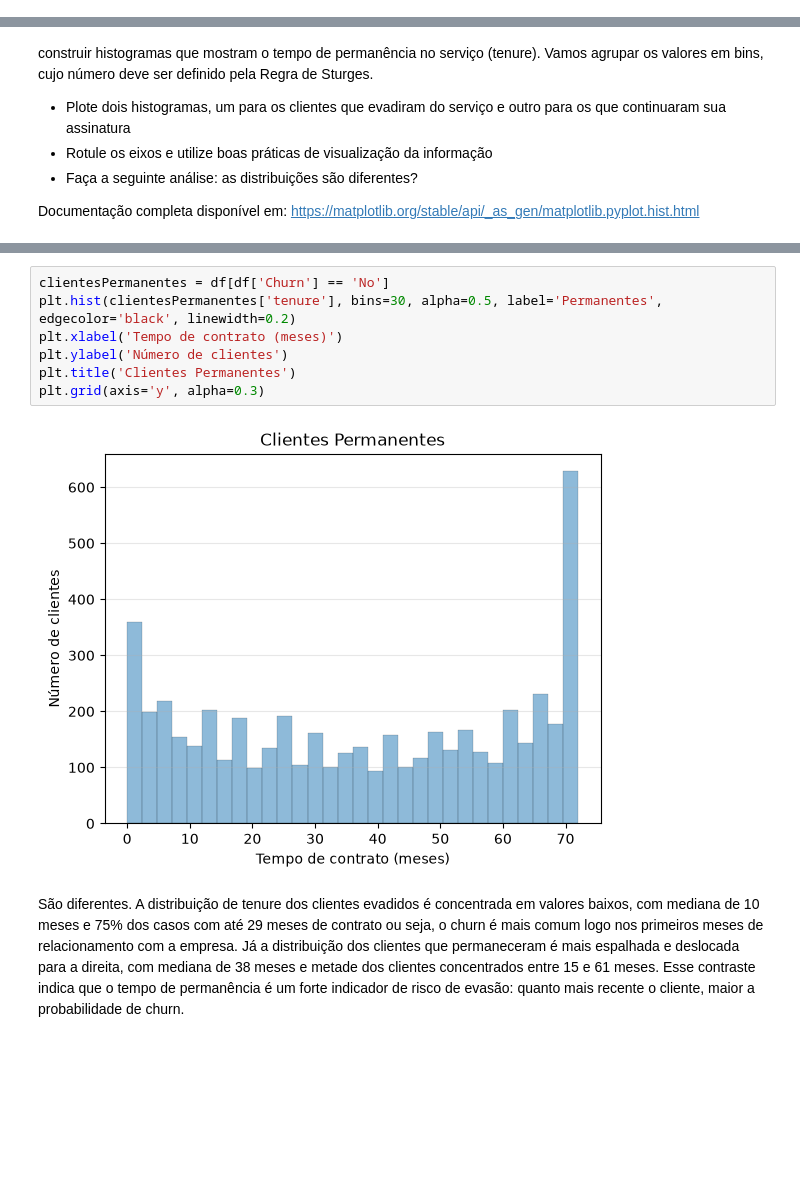
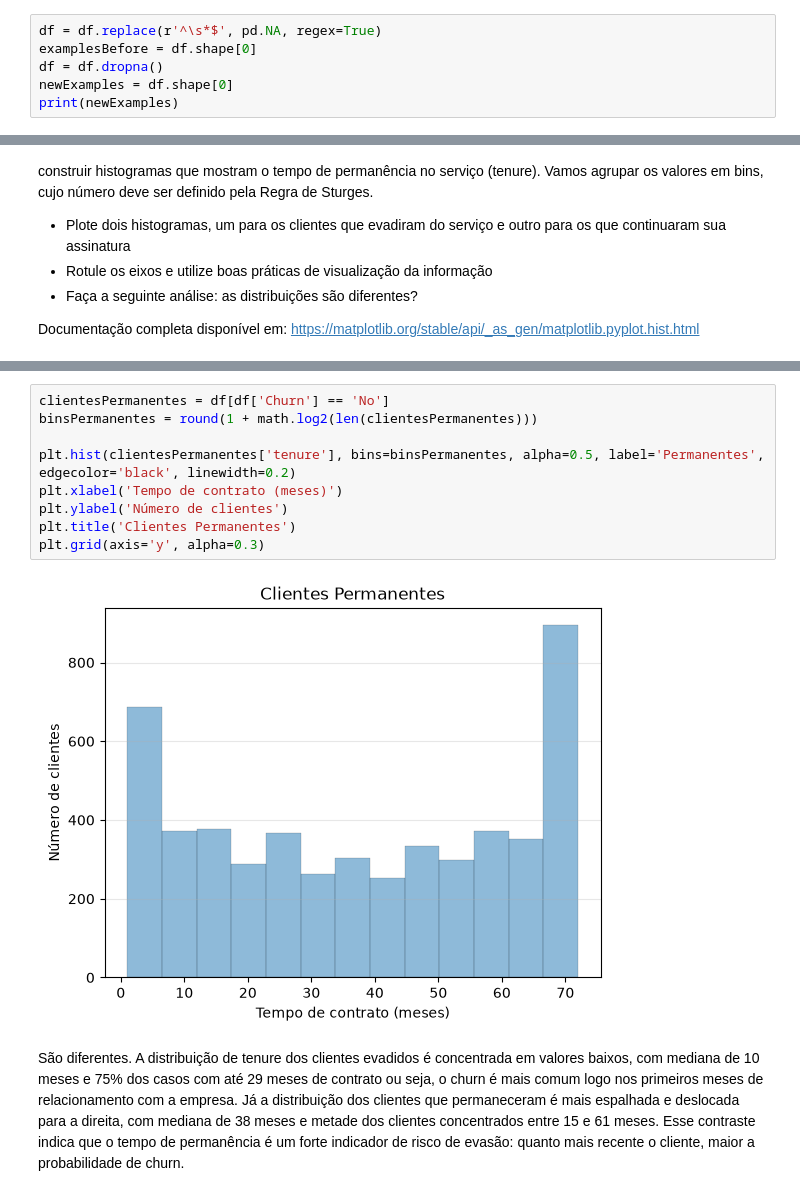
Before and after one commit to devgabrielbenayon/TrabalhoRedesNeurais, a Jupyter notebook: RNA-2025.2-PP1.2.ipynb, the cells around one changed output, grey strips where cells are left out. Drawn from its saved outputs; the diff is of its cells as text; blank space fills up the shorter version.

```diff
--- a/RNA-2025.2-PP1.2.ipynb
+++ b/RNA-2025.2-PP1.2.ipynb
@@ -91,0 +87,6 @@ print(new_examples)
+# %%
+df = df.replace(r'^\s*$', pd.NA, regex=True)
+examplesBefore = df.shape[0]
+df = df.dropna()
+newExamples = df.shape[0]
+print(newExamples)
@@ -160,12 +164,14 @@ plt.grid(axis='y', alpha=0.3)
 # %%
 clientesPermanentes = df[df['Churn'] == 'No']
-plt.hist(clientesPermanentes['tenure'], bins=30, alpha=0.5, label='Permanentes', edgecolor='black', linewidth=0.2)
+binsPermanentes = round(1 + math.log2(len(clientesPermanentes)))
+
+plt.hist(clientesPermanentes['tenure'], bins=binsPermanentes, alpha=0.5, label='Permanentes', edgecolor='black', linewidth=0.2)
 plt.xlabel('Tempo de contrato (meses)')
 plt.ylabel('Número de clientes')
 plt.title('Clientes Permanentes')
 plt.grid(axis='y', alpha=0.3)
 # %% [output]
-[figure, old version]
+[figure, new version]
 # %% [markdown]
 São diferentes. A distribuição de tenure dos clientes evadidos é concentrada em valores baixos, com mediana de 10 meses e 75% dos casos com até 29 meses de contrato ou seja, o churn é mais comum logo nos primeiros meses de relacionamento com a empresa. Já a distribuição dos clientes que permaneceram é mais espalhada e deslocada para a direita, com mediana de 38 meses e metade dos clientes concentrados entre 15 e 61 meses. Esse contraste indica que o tempo de permanência é um forte indicador de risco de evasão: quanto mais recente o cliente, maior a probabilidade de churn.
 # %% [markdown]
```
Also changed, not shown: parts of 18 cells of this notebook.
